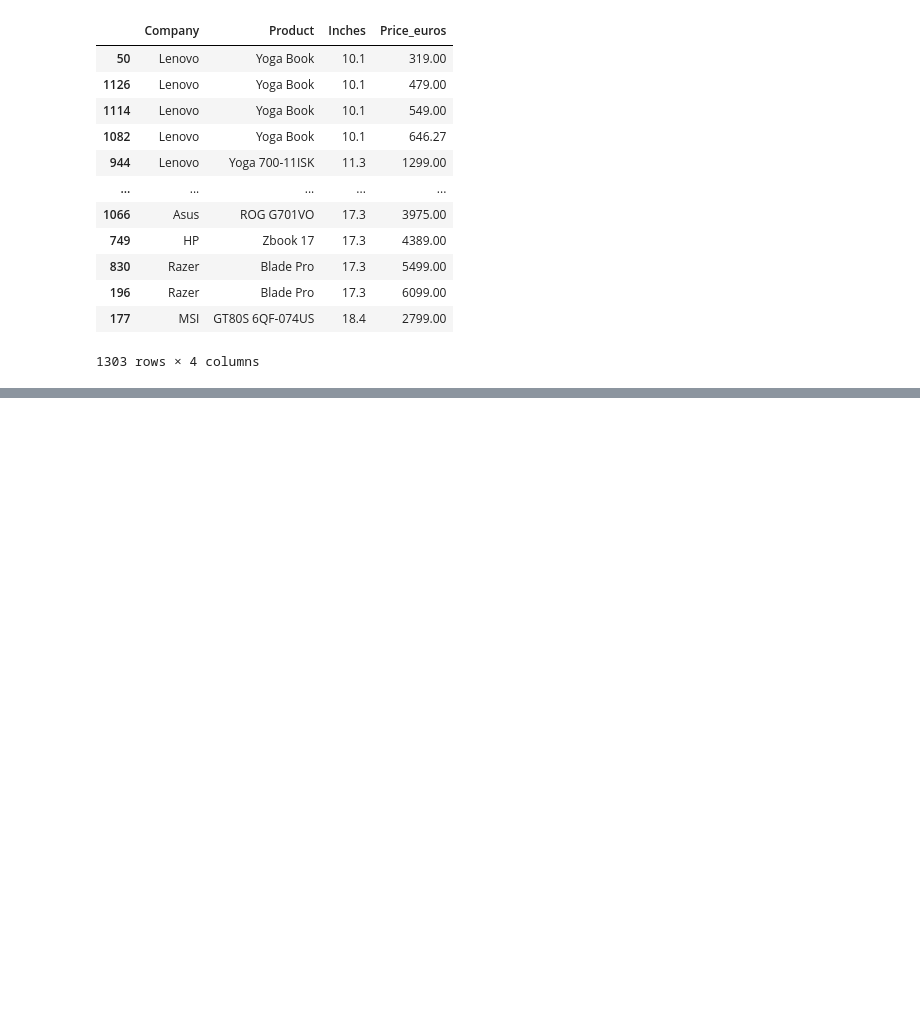
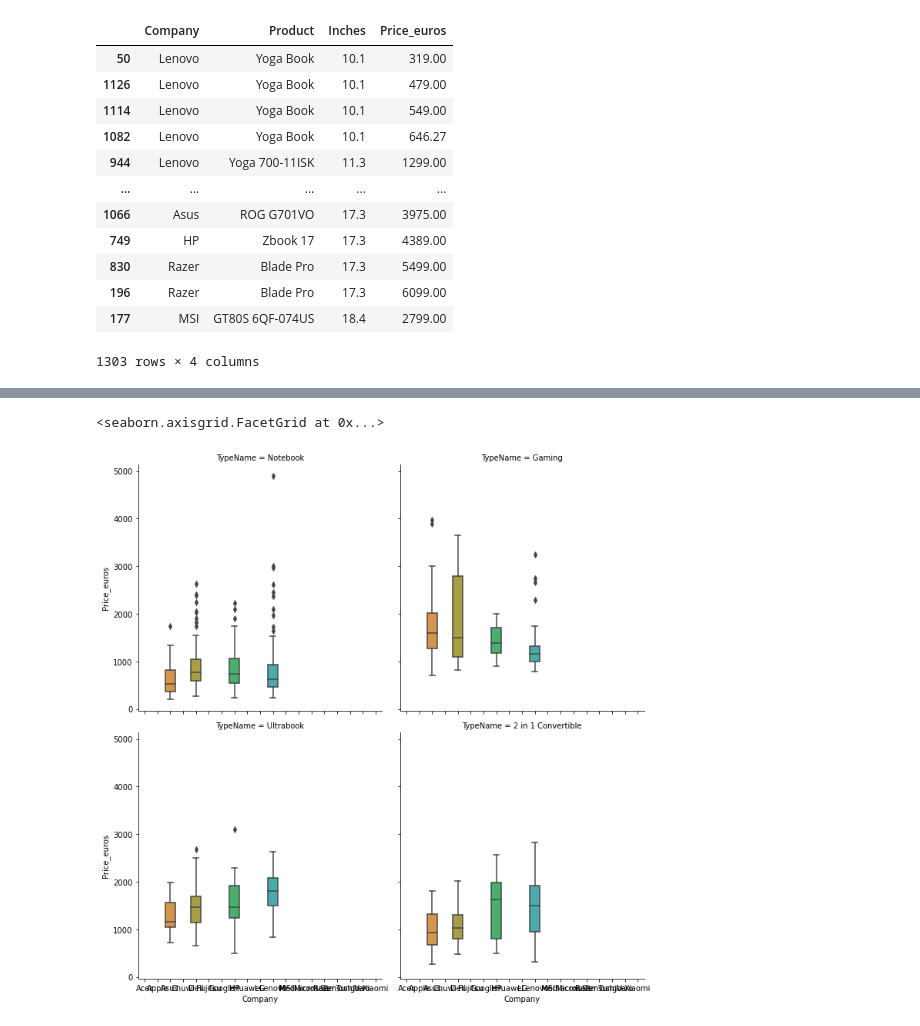
Before and after one commit to Hwangsubin3/laptop_price, a Jupyter notebook: 프3 _프로젝트_201804256_황수빈.ipynb, the cells around one changed output, grey strips where cells are left out. Drawn from its saved outputs; the diff is of its cells as text; code cells hidden in the pictures; blank space fills up the shorter version.

```diff
--- a/프3 _프로젝트_201804256_황수빈.ipynb
+++ b/프3 _프로젝트_201804256_황수빈.ipynb
@@ -340,0 +510,13 @@ laptop[['Company','Product','Inches','Price_euros']]
+# %%
+sns.catplot(                          # 각 제조사별 노트북 유형에 따른 가격 비교
+    x='Company',
+    y='Price_euros',
+    data=laptop[mask],
+    kind='box',
+    col='TypeName',      #col을 설정해 노트북 유형별로 그리기
+    col_order=['Notebook','Gaming','Ultrabook','2 in 1 Convertible'],
+    col_wrap=2
+)
+# %% [output]
+<seaborn.axisgrid.FacetGrid at 0x...>
+[figure, added]
```
Also changed, not shown: parts of 28 cells of this notebook.
